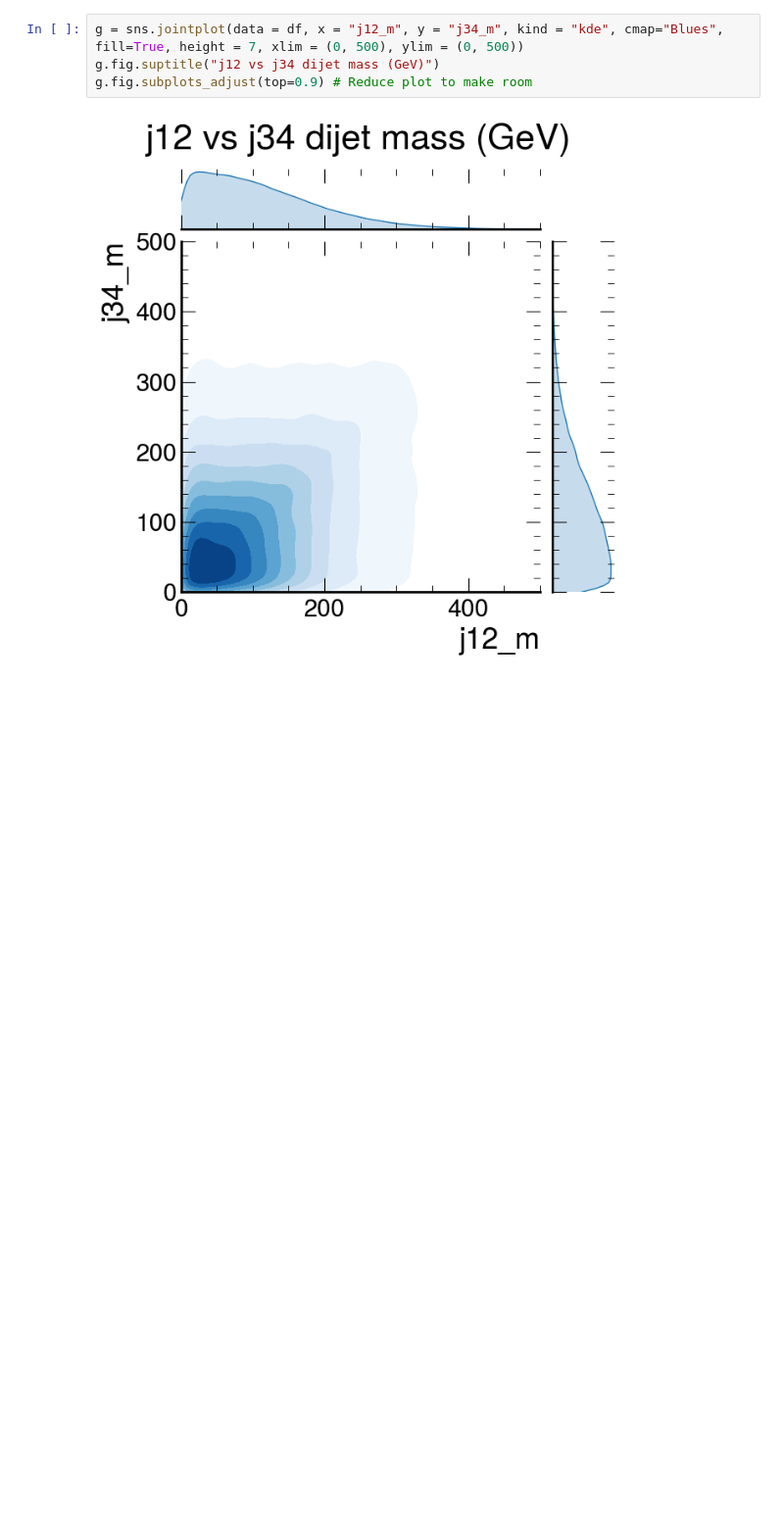
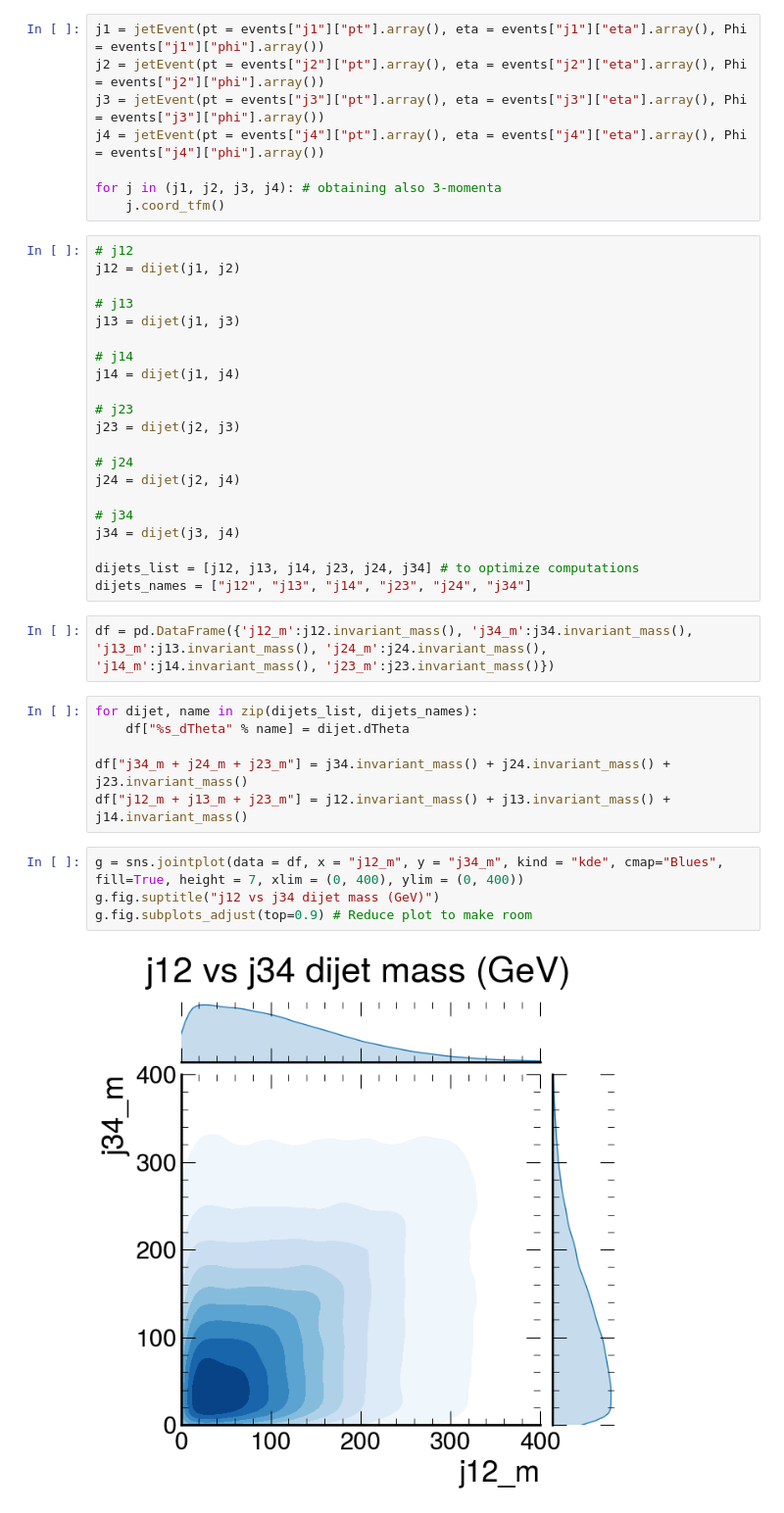
Before and after one commit to javivilladamigo/parametric-4j-QCD_background, a Jupyter notebook: analysis.ipynb, the cells around one changed output. Shown: that part at 98% size. Cells and saved outputs as stored; diff of their text form; blank space fills up the shorter version.

```diff
--- a/analysis.ipynb
+++ b/analysis.ipynb
@@ -161,7 +44,44 @@ df
+# %%
+j1 = jetEvent(pt = events["j1"]["pt"].array(), eta = events["j1"]["eta"].array(), Phi = events["j1"]["phi"].array())
+j2 = jetEvent(pt = events["j2"]["pt"].array(), eta = events["j2"]["eta"].array(), Phi = events["j2"]["phi"].array())
+j3 = jetEvent(pt = events["j3"]["pt"].array(), eta = events["j3"]["eta"].array(), Phi = events["j3"]["phi"].array())
+j4 = jetEvent(pt = events["j4"]["pt"].array(), eta = events["j4"]["eta"].array(), Phi = events["j4"]["phi"].array())
+
+for j in (j1, j2, j3, j4): # obtaining also 3-momenta
+    j.coord_tfm()
+# %%
+# j12
+j12 = dijet(j1, j2)
+
+# j13
+j13 = dijet(j1, j3)
+
+# j14
+j14 = dijet(j1, j4)
+
+# j23
+j23 = dijet(j2, j3)
+
+# j24
+j24 = dijet(j2, j4)
+
+# j34
+j34 = dijet(j3, j4)
+
+dijets_list = [j12, j13, j14, j23, j24, j34] # to optimize computations
+dijets_names = ["j12", "j13", "j14", "j23", "j24", "j34"]
+# %%
+df = pd.DataFrame({'j12_m':j12.invariant_mass(), 'j34_m':j34.invariant_mass(), 'j13_m':j13.invariant_mass(), 'j24_m':j24.invariant_mass(), 'j14_m':j14.invariant_mass(), 'j23_m':j23.invariant_mass()})
+# %%
+for dijet, name in zip(dijets_list, dijets_names):
+    df["%s_dTheta" % name] = dijet.dTheta
+
+df["j34_m + j24_m + j23_m"] = j34.invariant_mass() + j24.invariant_mass() + j23.invariant_mass()
+df["j12_m + j13_m + j23_m"] = j12.invariant_mass() + j13.invariant_mass() + j14.invariant_mass()
 # %%
-g = sns.jointplot(data = df, x = "j12_m", y = "j34_m", kind = "kde", cmap="Blues", fill=True, height = 7, xlim = (0, 500), ylim = (0, 500))
+g = sns.jointplot(data = df, x = "j12_m", y = "j34_m", kind = "kde", cmap="Blues", fill=True, height = 7, xlim = (0, 400), ylim = (0, 400))
 g.fig.suptitle("j12 vs j34 dijet mass (GeV)")
 g.fig.subplots_adjust(top=0.9) # Reduce plot to make room
 # %% [output]
-[figure, old version]
+[figure, new version]
 # %%
```
Also changed, not shown: parts of 15 cells of this notebook.
